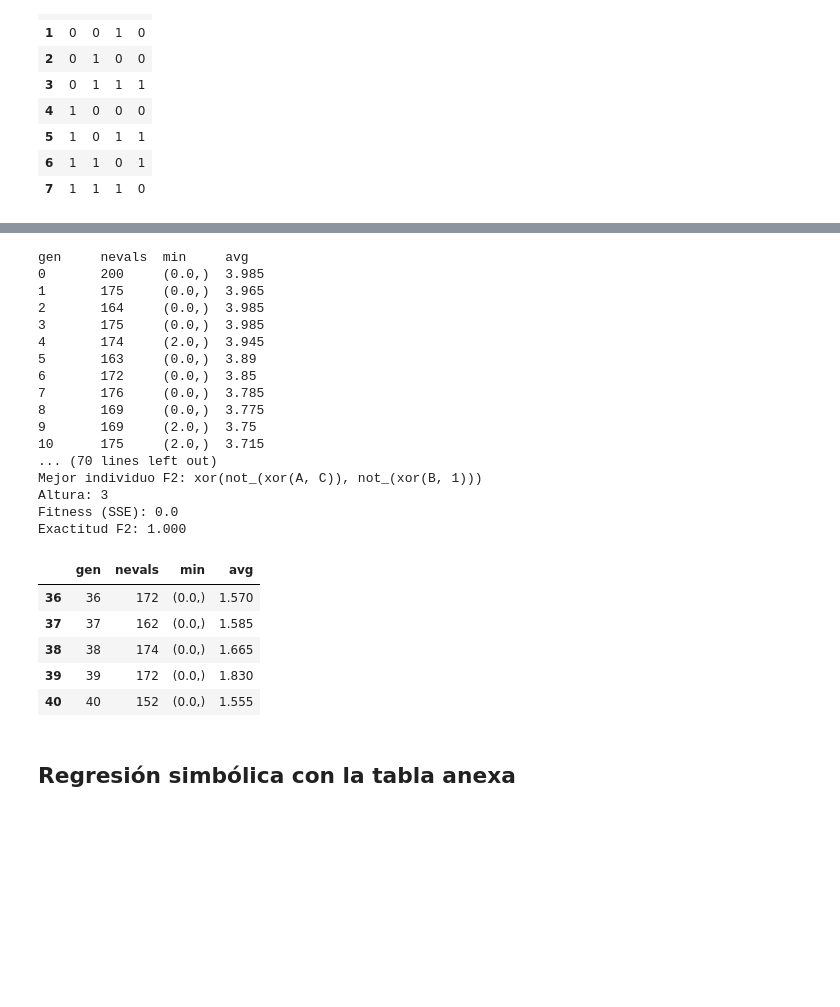
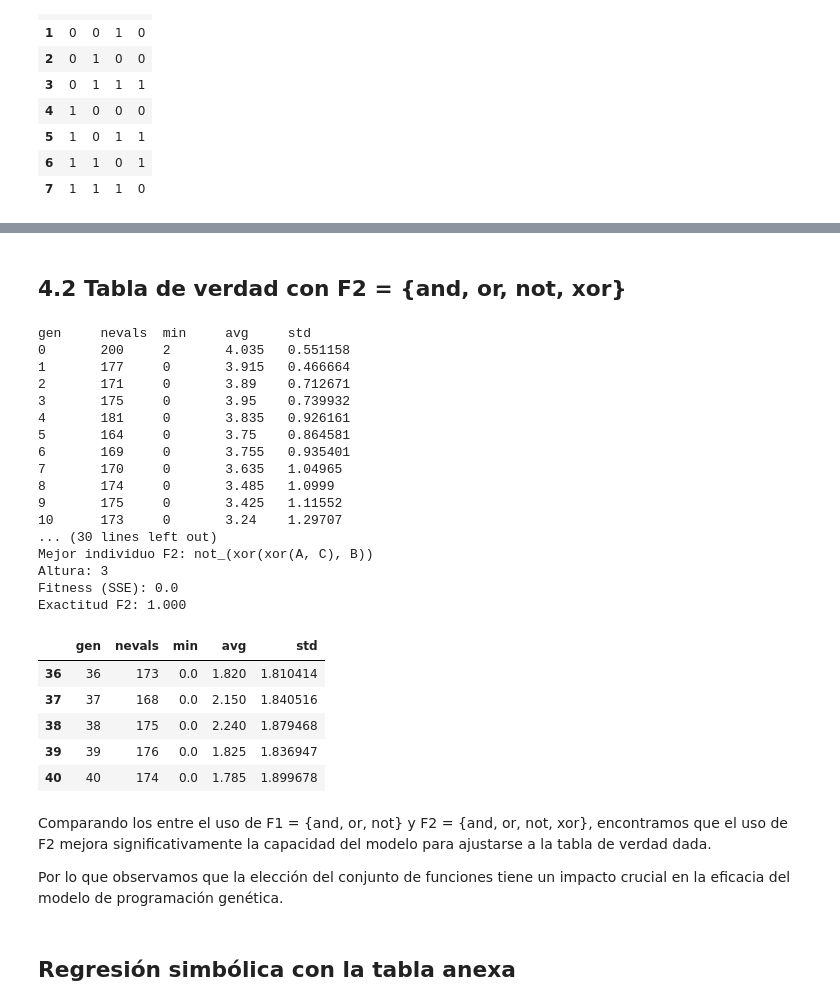
Before and after one commit to roicort/PCIC, a Jupyter notebook: Genetics/GeneticProgramming/Tarea 4.ipynb, the cells around one changed output, grey strips where cells are left out. Saved outputs shown, nothing was run; the diff lists cells and outputs as text; code cells hidden in the pictures; blank space fills up the shorter version.

```diff
--- a/Genetics/GeneticProgramming/Tarea 4.ipynb
+++ b/Genetics/GeneticProgramming/Tarea 4.ipynb
@@ -143,7 +151,7 @@ Exactitud F1: 0.750
+# %% [markdown]
+## 4.2 Tabla de verdad con F2 = {and, or, not, xor}
 # %%
-# Repetir con F2 (and, or, not, xor)
-
-# Definir nuevo primitive set con XOR
+# Definir otro primitive set con XOR
 pset2 = gp.PrimitiveSet("MAIN", 3)
 pset2.renameArguments(ARG0='A')
 pset2.renameArguments(ARG1='B')
@@ -155,7 +163,7 @@ pset2.addPrimitive(operator.xor, 2)  # agregado
 pset2.addTerminal(0)
 pset2.addTerminal(1)
 
-# Nuevo toolbox (evitar conflicto con el anterior)
+# Otro toolbox
 creator.create("FitnessMin2", base.Fitness, weights=(-1.0,))
 creator.create("Individual2", gp.PrimitiveTree, fitness=creator.FitnessMin2)
 
@@ -166,70 +174,69 @@ toolbox2.register("population", tools.initRepeat, list, toolbox2.individual)
 toolbox2.register("compile", gp.compile, pset=pset2)
 
 def evalParity2(individual):
+    """
+    Evaluar el individuo en la tabla de verdad usando toolbox2.
+    """
     func = toolbox2.compile(expr=individual)
-    errors = ((func(r.A, r.B, r.C) - r.S)**2 for _, r in tabla.iterrows())
+    errors = (
+        (func(row.A, row.B, row.C) - row.S)**2
+        for _, row in tabla.iterrows()
+    )
     return math.fsum(errors),
 
-toolbox2.register("evaluate", evalParity2)
+toolbox2.register("evaluate", evalParity2) # Misma función de evaluación, pero para evitar errores
 toolbox2.register("select", tools.selTournament, tournsize=3)
 toolbox2.register("mate", gp.cxOnePoint)
 toolbox2.register("expr_mut", gp.genFull, min_=0, max_=2)
 toolbox2.register("mutate", gp.mutUniform, expr=toolbox2.expr_mut, pset=pset2)
-
 toolbox2.decorate("mate", gp.staticLimit(key=operator.attrgetter("height"), max_value=5))
 toolbox2.decorate("mutate", gp.staticLimit(key=operator.attrgetter("height"), max_value=5))
 
-POP_SIZE2 = 200
-N_GEN2 = 40
-CXPB2 = 0.8
-MUTPB2 = 0.2
-random.seed(123)
-
-stats2 = tools.Statistics(lambda ind: ind.fitness.values)
+stats2 = tools.Statistics(lambda ind: ind.fitness.values[0])
 stats2.register("min", min)
-stats2.register("avg", lambda xs: sum(x[0] for x in xs)/len(xs))
+stats2.register("avg", np.mean)
+stats2.register("std", np.std)
 
 hof2 = tools.HallOfFame(1)
 
-pop2 = toolbox2.population(n=POP_SIZE2)
+pop2 = toolbox2.population(n=POP_SIZE)
 
-pop2, log2 = algorithms.eaSimple(pop2, toolbox2, cxpb=CXPB2, mutpb=MUTPB2, ngen=N_GEN2,
+pop2, log2 = algorithms.eaSimple(pop2, toolbox2, cxpb=CXPB, mutpb=MUTPB, ngen=N_GEN,
                                  stats=stats2, halloffame=hof2, verbose=True)
 
 best2 = hof2[0]
 print("Mejor individuo F2:", best2)
 print("Altura:", best2.height)
 print("Fitness (SSE):", best2.fitness.values[0])
 
 func_best2 = toolbox2.compile(expr=best2)
 aciertos2 = sum(int(func_best2(r.A, r.B, r.C) == r.S) for _, r in tabla.iterrows())
 accuracy2 = aciertos2 / len(tabla)
 print(f"Exactitud F2: {accuracy2:.3f}")
 
-import pandas as pd
 log2_df = pd.DataFrame(log2)
 log2_df.tail()
 # %% [output]
-gen     nevals  min     avg
-0       200     (0.0,)  3.985
-1       175     (0.0,)  3.965
-2       164     (0.0,)  3.985
-3       175     (0.0,)  3.985
-4       174     (2.0,)  3.945
-5       163     (0.0,)  3.89
-6       172     (0.0,)  3.85
-7       176     (0.0,)  3.785
-8       169     (0.0,)  3.775
-9       169     (2.0,)  3.75
-10      175     (2.0,)  3.715
-... (70 lines left out)
-Mejor individuo F2: xor(not_(xor(A, C)), not_(xor(B, 1)))
+gen     nevals  min     avg     std
+0       200     2       4.035   0.551158
+1       177     0       3.915   0.466664
+2       171     0       3.89    0.712671
+3       175     0       3.95    0.739932
+4       181     0       3.835   0.926161
+5       164     0       3.75    0.864581
+6       169     0       3.755   0.935401
+7       170     0       3.635   1.04965
+8       174     0       3.485   1.0999
+9       175     0       3.425   1.11552
+10      173     0       3.24    1.29707
+... (30 lines left out)
+Mejor individuo F2: not_(xor(xor(A, C), B))
 Altura: 3
 Fitness (SSE): 0.0
 Exactitud F2: 1.000
-|  | gen | nevals | min | avg |
-| 36 | 36 | 172 | (0.0,) | 1.570 |
-| 37 | 37 | 162 | (0.0,) | 1.585 |
-| 38 | 38 | 174 | (0.0,) | 1.665 |
-| 39 | 39 | 172 | (0.0,) | 1.830 |
-| 40 | 40 | 152 | (0.0,) | 1.555 |
+|  | gen | nevals | min | avg | std |
+| 36 | 36 | 173 | 0.0 | 1.820 | 1.810414 |
+| 37 | 37 | 168 | 0.0 | 2.150 | 1.840516 |
+| 38 | 38 | 175 | 0.0 | 2.240 | 1.879468 |
+| 39 | 39 | 176 | 0.0 | 1.825 | 1.836947 |
+| 40 | 40 | 174 | 0.0 | 1.785 | 1.899678 |
@@ -236,3 +253,7 @@ Exactitud F2: 1.000
+# %% [markdown]
+Comparando los entre el uso de F1 = {and, or, not} y F2 = {and, or, not, xor}, encontramos que el uso de F2 mejora significativamente la capacidad del modelo para ajustarse a la tabla de verdad dada.
+
+Por lo que observamos que la elección del conjunto de funciones tiene un impacto crucial en la eficacia del modelo de programación genética.
 # %% [markdown]
 ## Regresión simbólica con la tabla anexa
 # %% [markdown]
```
Also changed, not shown: parts of 16 cells of this notebook, 2 other files.
